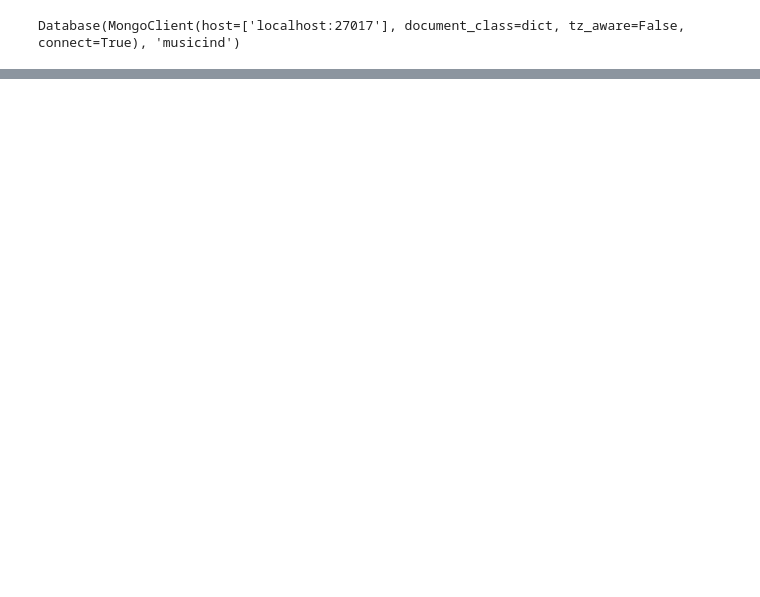
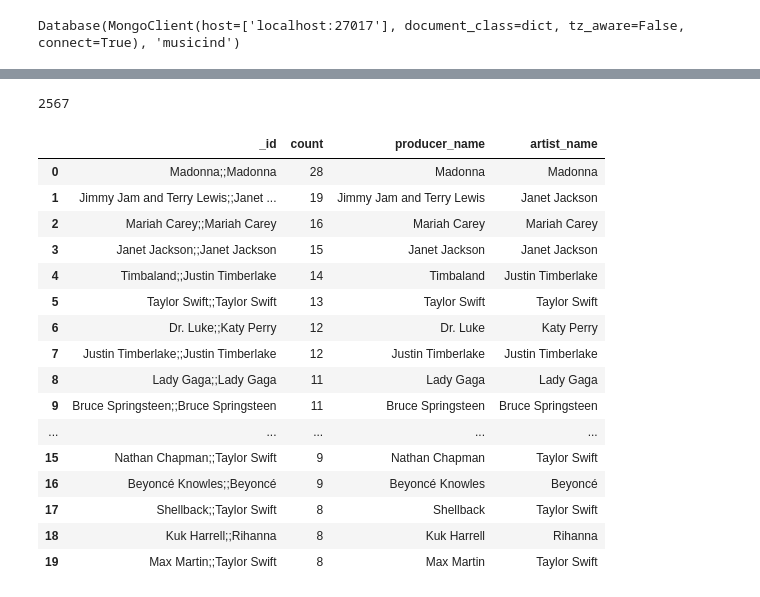
Before and after one commit to mangangreg/music-ind, a Jupyter notebook: src/notebooks/db.ipynb, the cells around one changed output, grey strips where cells are left out. Cells and saved outputs as stored; diff of their text form; code cells hidden in the pictures; blank space fills up the shorter version.

```diff
--- a/src/notebooks/db.ipynb
+++ b/src/notebooks/db.ipynb
@@ -116,0 +349,73 @@ Exile by Taylor Swift and Bon Iver
+# %%
+tree = list(db.songs.aggregate([
+    {
+        '$unwind': {
+            'path': '$producers',
+            'includeArrayIndex': 'string',
+            'preserveNullAndEmptyArrays': False
+        }
+    }, {
+        '$unwind': {
+            'path': '$artists',
+            'includeArrayIndex': 'string',
+            'preserveNullAndEmptyArrays': False
+        }
+    }, {
+        '$project': {
+            'producer_url': '$producers.url',
+            'producer_name': '$producers.name',
+            'artist_url': '$artists.url',
+            'artist_name': '$artists.name',
+            'song_name': '$title',
+            'song_url': '$url',
+            'edge': {
+                '$concat': [
+                    '$producers.name', ';;', '$artists.name'
+                ]
+            }
+        }
+    }, {
+        '$group': {
+            '_id': '$edge',
+            'count': {
+                '$sum': 1
+            },
+            'producer_name': {
+                '$first': '$producer_name'
+            },
+            'artist_name': {
+                '$first': '$artist_name'
+            },
+#             'song': {
+#                 '$first': '$song_name'
+#             }
+        }
+    }, {
+        '$sort': {
+            'count': -1
+        }
+    }
+]))
+len(tree)
+# %% [output]
+2567
+# %%
+pd.DataFrame(tree[:20])
+# %% [output]
+|  | _id | count | producer_name | artist_name |
+| 0 | Madonna;;Madonna | 28 | Madonna | Madonna |
+| 1 | Jimmy Jam and Terry Lewis;;Janet ... | 19 | Jimmy Jam and Terry Lewis | Janet Jackson |
+| 2 | Mariah Carey;;Mariah Carey | 16 | Mariah Carey | Mariah Carey |
+| 3 | Janet Jackson;;Janet Jackson | 15 | Janet Jackson | Janet Jackson |
+| 4 | Timbaland;;Justin Timberlake | 14 | Timbaland | Justin Timberlake |
+| 5 | Taylor Swift;;Taylor Swift | 13 | Taylor Swift | Taylor Swift |
+| 6 | Dr. Luke;;Katy Perry | 12 | Dr. Luke | Katy Perry |
+| 7 | Justin Timberlake;;Justin Timberlake | 12 | Justin Timberlake | Justin Timberlake |
+| 8 | Lady Gaga;;Lady Gaga | 11 | Lady Gaga | Lady Gaga |
+| 9 | Bruce Springsteen;;Bruce Springsteen | 11 | Bruce Springsteen | Bruce Springsteen |
+| ... | ... | ... | ... | ... |
+| 15 | Nathan Chapman;;Taylor Swift | 9 | Nathan Chapman | Taylor Swift |
+| 16 | Beyoncé Knowles;;Beyoncé | 9 | Beyoncé Knowles | Beyoncé |
+| 17 | Shellback;;Taylor Swift | 8 | Shellback | Taylor Swift |
+| 18 | Kuk Harrell;;Rihanna | 8 | Kuk Harrell | Rihanna |
+| 19 | Max Martin;;Taylor Swift | 8 | Max Martin | Taylor Swift |
```
Also changed, not shown: parts of 44 cells of this notebook, 4 other files.
